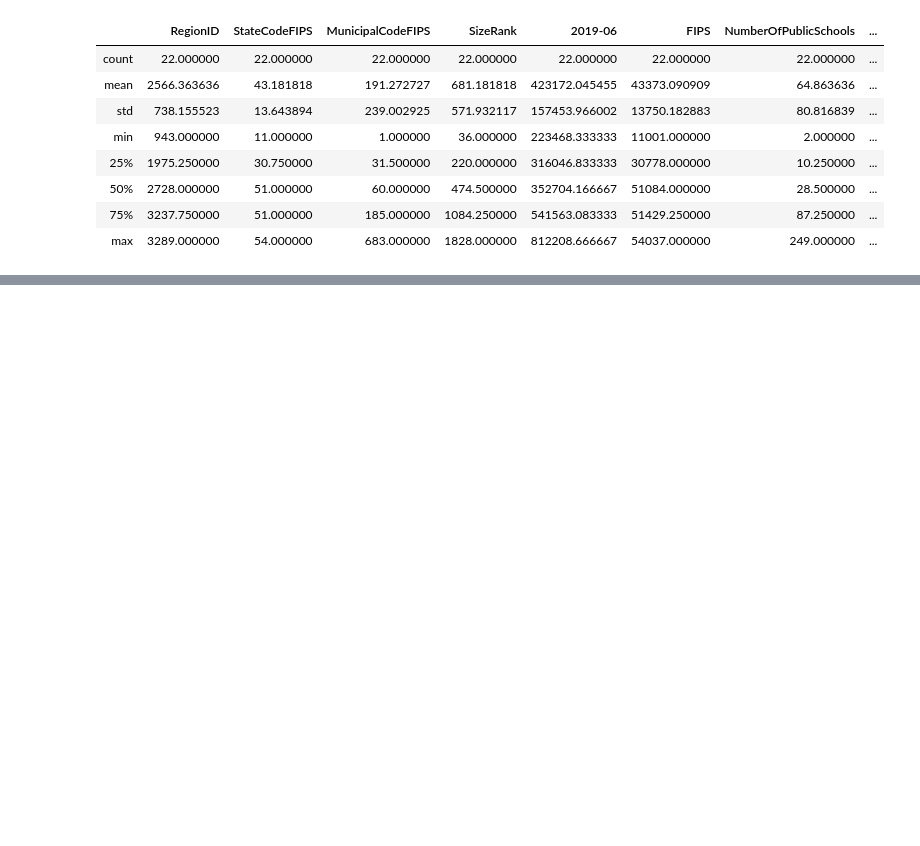
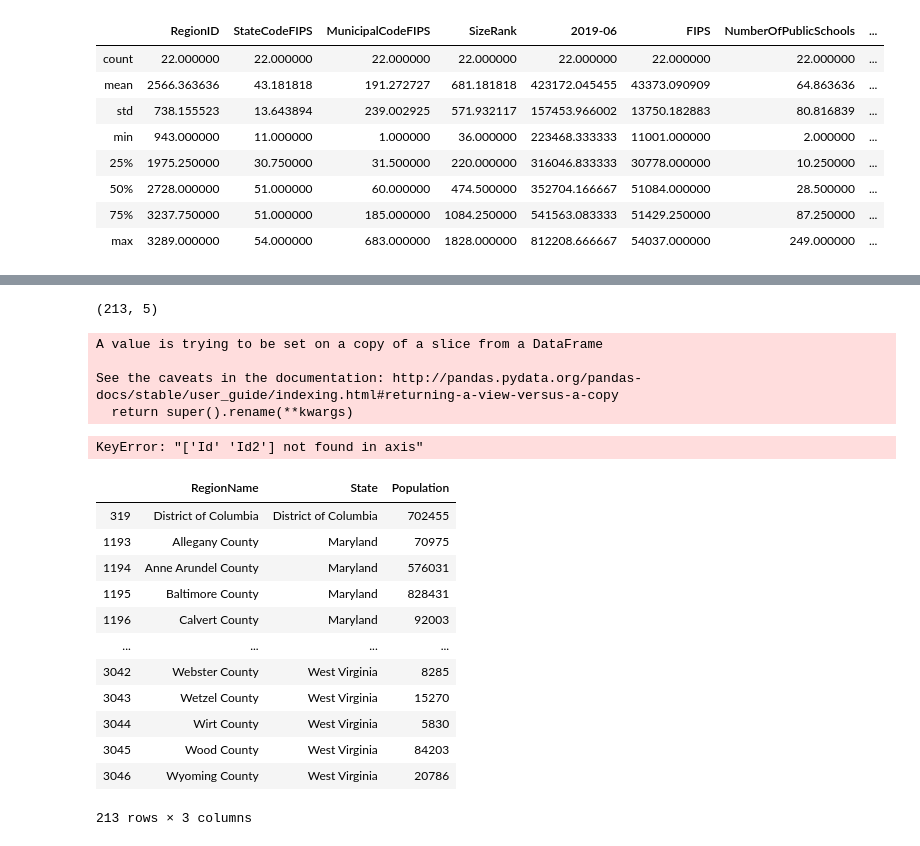
Before and after one commit to muoyo/dc-metro-housing, a Jupyter notebook: dchousing.ipynb, the cells around one changed output, grey strips where cells are left out. Cells and saved outputs as stored; diff of their text form; code cells hidden in the pictures; blank space fills up the shorter version.

```diff
--- a/dchousing.ipynb
+++ b/dchousing.ipynb
@@ -389,0 +383,2 @@ df_state=df['GEO.display-label']str[1:]
+# %%
+df_population_dcarea = df_population.loc[df_population['State'].isin([' Virginia',' District of Columbia', ' Maryland',' West Virginia'])]
@@ -389,0 +400,16 @@ df_state=df['GEO.display-label']str[1:]
+# %%
+df_population_dcarea.shape
+# %% [output]
+(213, 5)
+# %%
+df_population_dcarea.rename(columns = {'Geography_County':'RegionName'}, inplace = True)
+# %% [output]
+A value is trying to be set on a copy of a slice from a DataFrame
+
+See the caveats in the documentation: http://pandas.pydata.org/pandas-docs/stable/user_guide/indexing.html#returning-a-view-versus-a-copy
+  return super().rename(**kwargs)
+# %%
+df_population_dcarea = df_population_dcarea.drop(['Id', 'Id2'], axis=1)
+df_population_dcarea
+# %% [output]
+KeyError: "['Id' 'Id2'] not found in axis"
@@ -389,0 +418,16 @@ df_state=df['GEO.display-label']str[1:]
+# %%
+df_population_dcarea
+# %% [output]
+|  | RegionName | State | Population |
+| 319 | District of Columbia | District of Columbia | 702455 |
+| 1193 | Allegany County | Maryland | 70975 |
+| 1194 | Anne Arundel County | Maryland | 576031 |
+| 1195 | Baltimore County | Maryland | 828431 |
+| 1196 | Calvert County | Maryland | 92003 |
+| ... | ... | ... | ... |
+| 3042 | Webster County | West Virginia | 8285 |
+| 3043 | Wetzel County | West Virginia | 15270 |
+| 3044 | Wirt County | West Virginia | 5830 |
+| 3045 | Wood County | West Virginia | 84203 |
+| 3046 | Wyoming County | West Virginia | 20786 |
+213 rows × 3 columns
```
Also changed, not shown: parts of 8 cells of this notebook, 1 other file.
